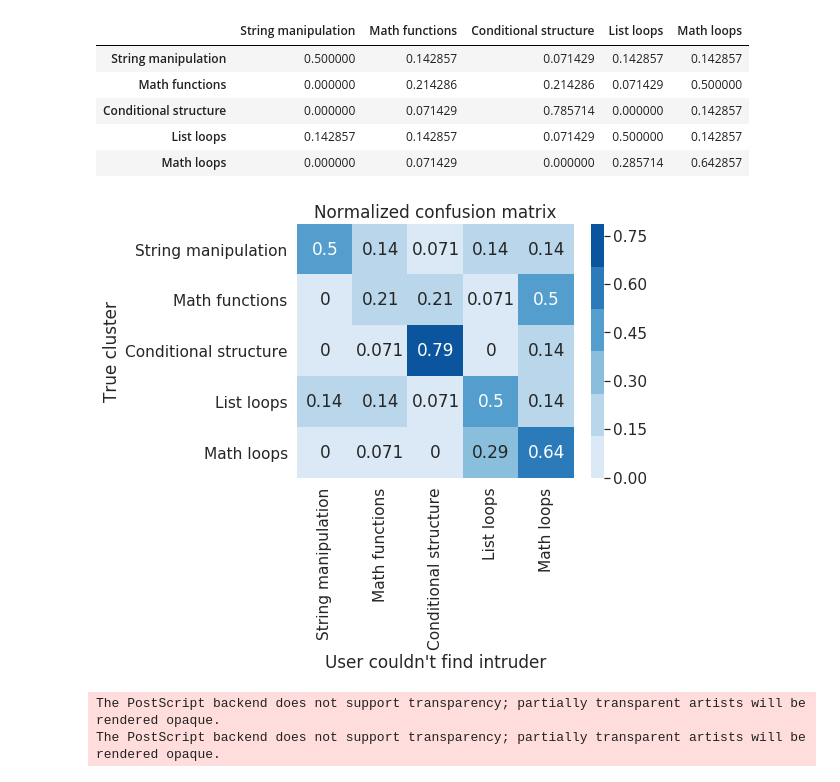
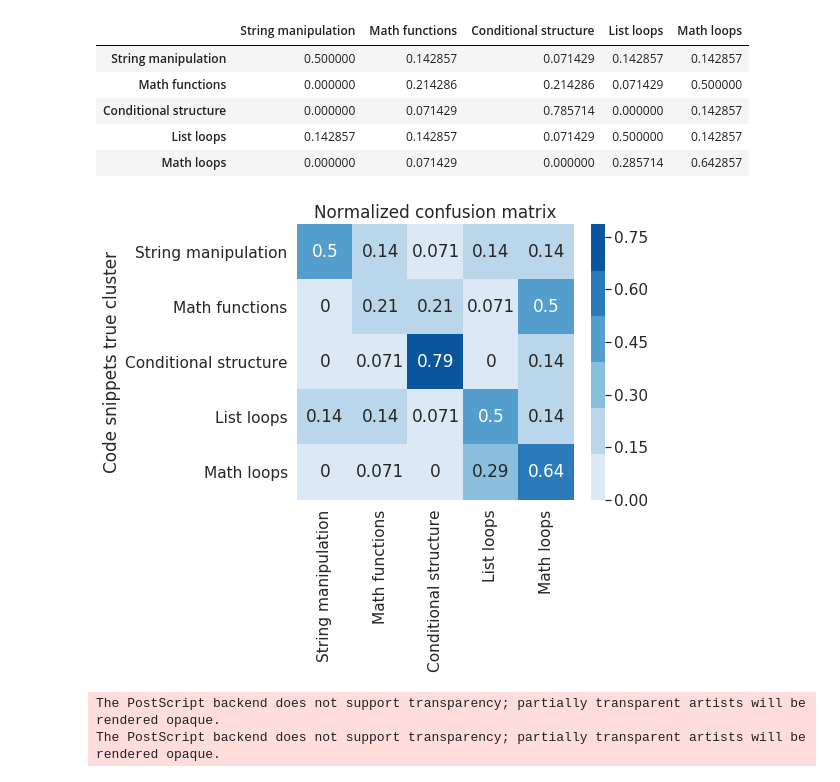
Before and after one commit to MachineTeachingEdu/machine-teaching, a Jupyter notebook: machineteaching/2019_05_28 - Concept Validation.ipynb, the cells around one changed output. Drawn from its saved outputs; the diff is of its cells as text; code cells hidden in the pictures.

```diff
--- a/machineteaching/2019_05_28 - Concept Validation.ipynb
+++ b/machineteaching/2019_05_28 - Concept Validation.ipynb
@@ -289,22 +289,22 @@ confusion_df
 # %%
 #cmap = sns.diverging_palette(10, 138, l=70, n=20)
 cmap = (sns.color_palette("Blues"))
 plt.figure(figsize=(8,7))
 sns.set(font_scale=1.4)
 sns.heatmap(confusion_df, annot=True, cmap=cmap)
 #sns.heatmap(confusion_df, annot=True)
 plt.title("Normalized confusion matrix")
 # plt.xticks(fontsize=14)
 # plt.yticks(fontsize=14)
-plt.xlabel("User couldn't find intruder")#, fontsize=14)
-plt.ylabel("True cluster")#, fontsize=14)
+# plt.xlabel("Correct cluster/Intruder's cluster")#, fontsize=14)
+plt.ylabel("Code snippets true cluster")#, fontsize=14)
 plt.ylim(5, 0)
 plt.tight_layout()
 plt.savefig("data/tese/confusion_matrix.png")
 plt.savefig("data/tese/confusion_matrix.eps", format="eps")
 plt.show()
 # %% [output]
-[figure, old version]
+[figure, new version]
 # %%
 df = pd.DataFrame.from_dict(scores, orient='index')
 df = df.sort_values('correct', ascending=False)
```
Also changed, not shown: parts of 1 cell of this notebook, 1 other file.
